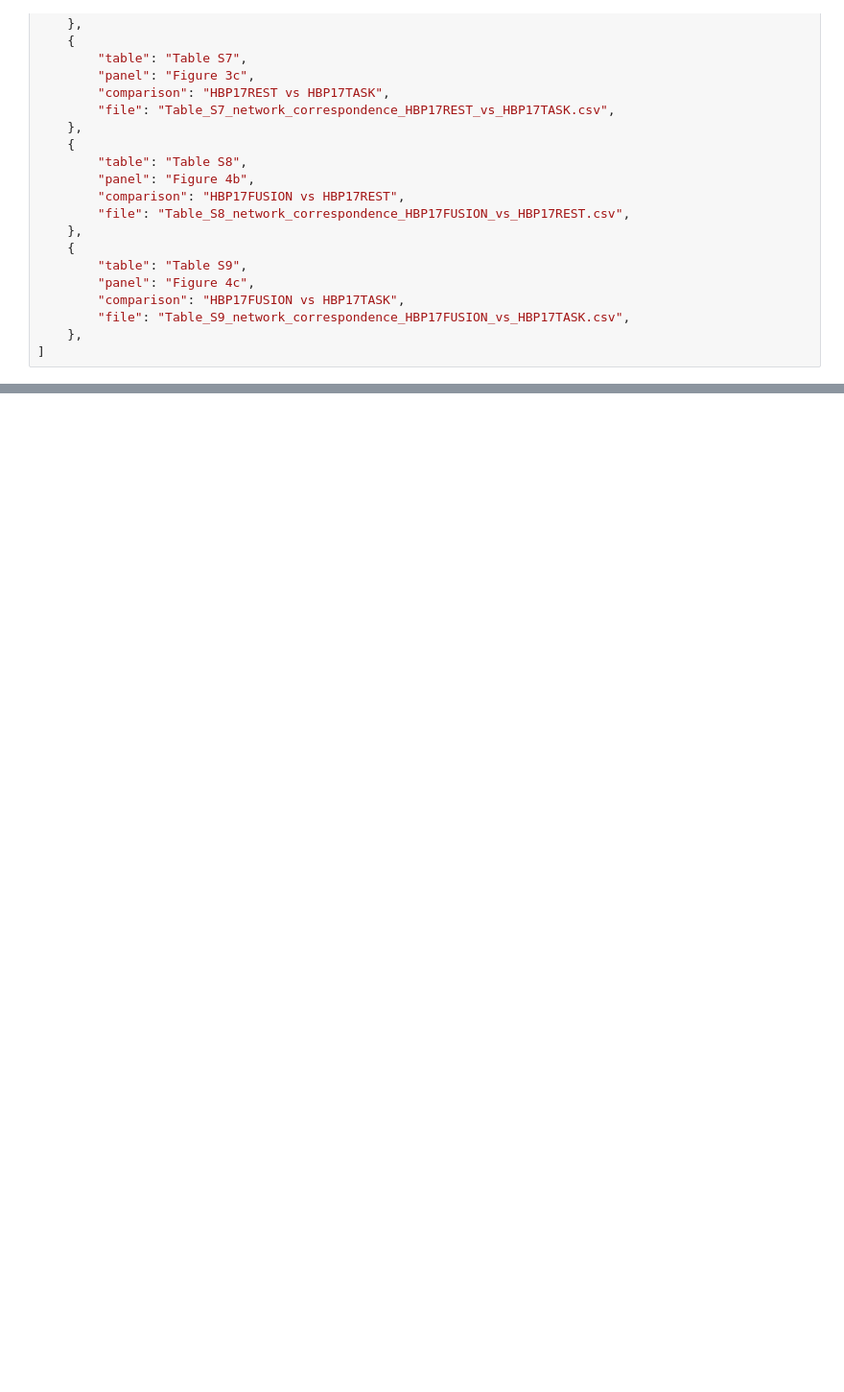
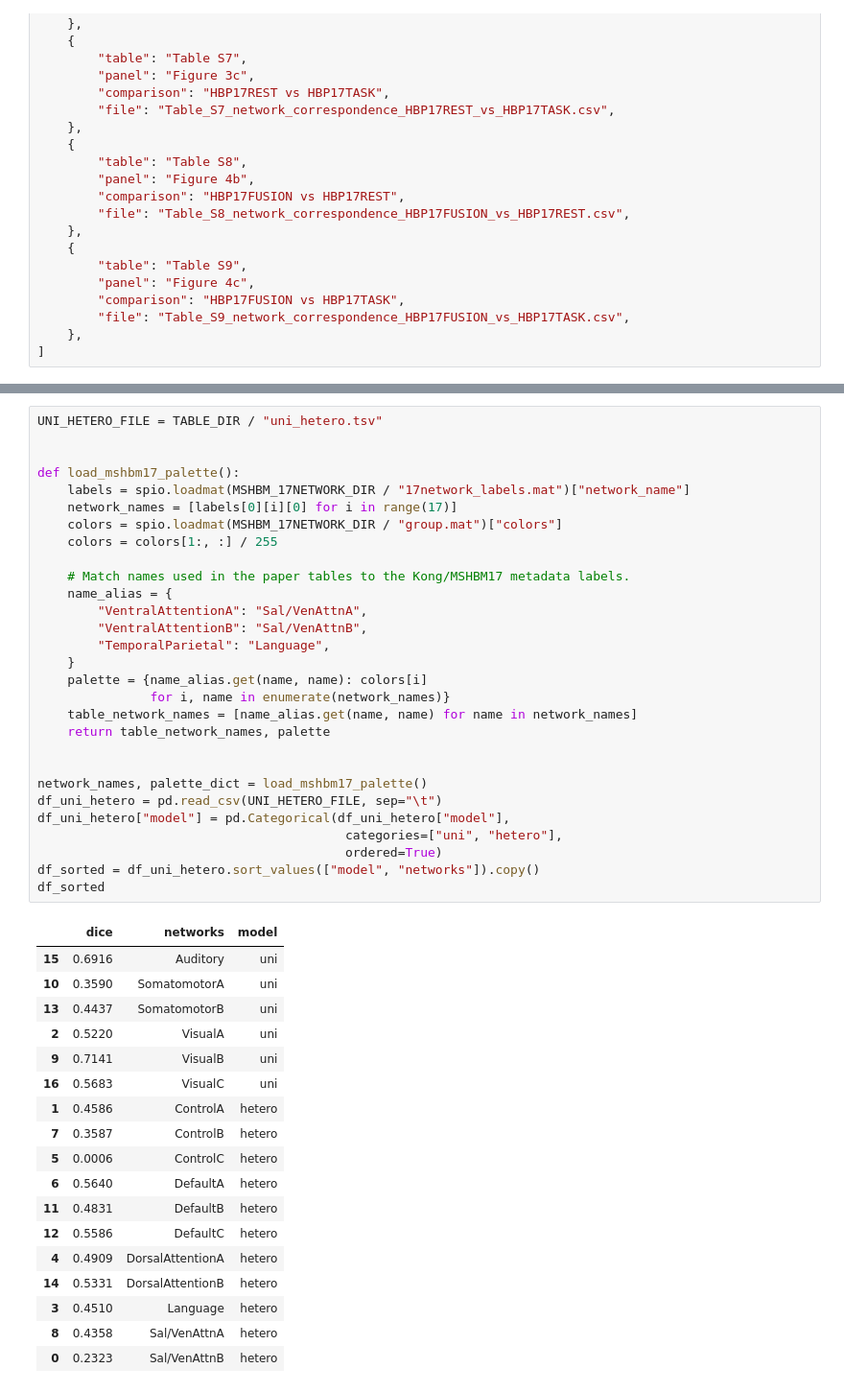
Before and after one commit to dzhi1993/IndividualParcellation, a Jupyter notebook: scripts/3.group_task_rest_comparison/network_dice_similarity.ipynb, the cells around one changed output, grey strips where cells are left out. Shown at 96% size. Saved outputs shown, nothing was run; the diff lists cells and outputs as text; blank space fills up the shorter version.

```diff
--- a/scripts/3.group_task_rest_comparison/network_dice_similarity.ipynb
+++ b/scripts/3.group_task_rest_comparison/network_dice_similarity.ipynb
@@ -172,0 +279,48 @@ for item in TABLE_INFO:
+# %%
+UNI_HETERO_FILE = TABLE_DIR / "uni_hetero.tsv"
+
+
+def load_mshbm17_palette():
+    labels = spio.loadmat(MSHBM_17NETWORK_DIR / "17network_labels.mat")["network_name"]
+    network_names = [labels[0][i][0] for i in range(17)]
+    colors = spio.loadmat(MSHBM_17NETWORK_DIR / "group.mat")["colors"]
+    colors = colors[1:, :] / 255
+
+    # Match names used in the paper tables to the Kong/MSHBM17 metadata labels.
+    name_alias = {
+        "VentralAttentionA": "Sal/VenAttnA",
+        "VentralAttentionB": "Sal/VenAttnB",
+        "TemporalParietal": "Language",
+    }
+    palette = {name_alias.get(name, name): colors[i]
+               for i, name in enumerate(network_names)}
+    table_network_names = [name_alias.get(name, name) for name in network_names]
+    return table_network_names, palette
+
+
+network_names, palette_dict = load_mshbm17_palette()
+df_uni_hetero = pd.read_csv(UNI_HETERO_FILE, sep="\t")
+df_uni_hetero["model"] = pd.Categorical(df_uni_hetero["model"],
+                                         categories=["uni", "hetero"],
+                                         ordered=True)
+df_sorted = df_uni_hetero.sort_values(["model", "networks"]).copy()
+df_sorted
+# %% [output]
+|  | dice | networks | model |
+| 15 | 0.6916 | Auditory | uni |
+| 10 | 0.3590 | SomatomotorA | uni |
+| 13 | 0.4437 | SomatomotorB | uni |
+| 2 | 0.5220 | VisualA | uni |
+| 9 | 0.7141 | VisualB | uni |
+| 16 | 0.5683 | VisualC | uni |
+| 1 | 0.4586 | ControlA | hetero |
+| 7 | 0.3587 | ControlB | hetero |
+| 5 | 0.0006 | ControlC | hetero |
+| 6 | 0.5640 | DefaultA | hetero |
+| 11 | 0.4831 | DefaultB | hetero |
+| 12 | 0.5586 | DefaultC | hetero |
+| 4 | 0.4909 | DorsalAttentionA | hetero |
+| 14 | 0.5331 | DorsalAttentionB | hetero |
+| 3 | 0.4510 | Language | hetero |
+| 8 | 0.4358 | Sal/VenAttnA | hetero |
+| 0 | 0.2323 | Sal/VenAttnB | hetero |
```
Also changed, not shown: parts of 10 cells of this notebook, 27 other files.
